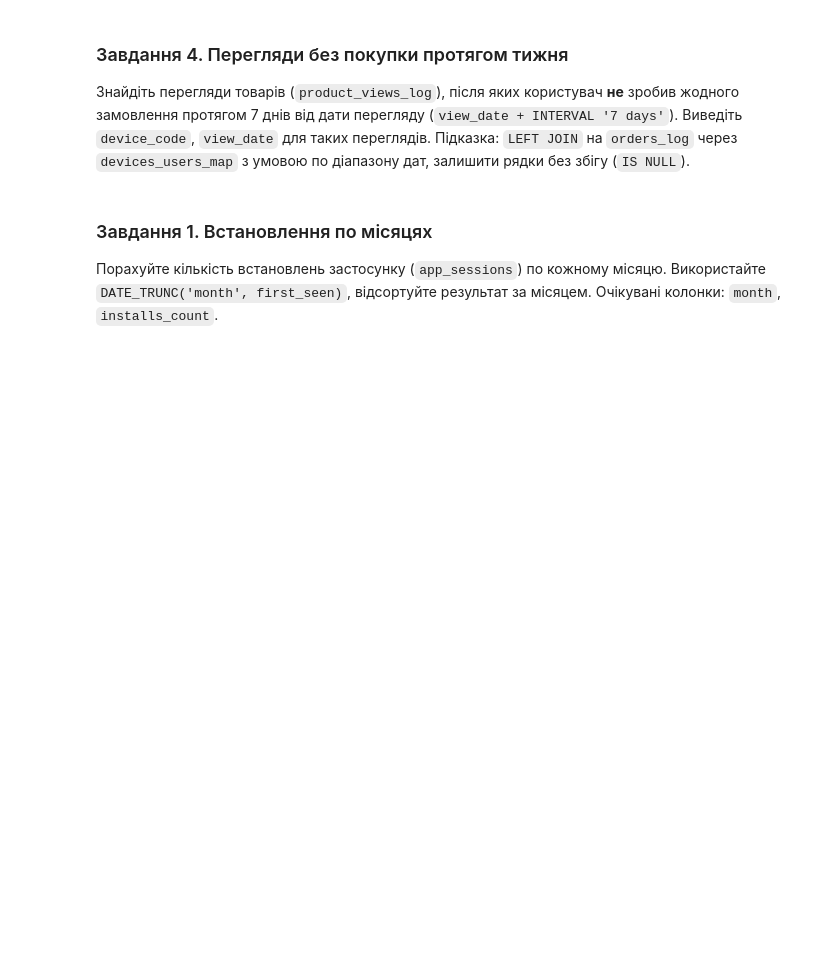
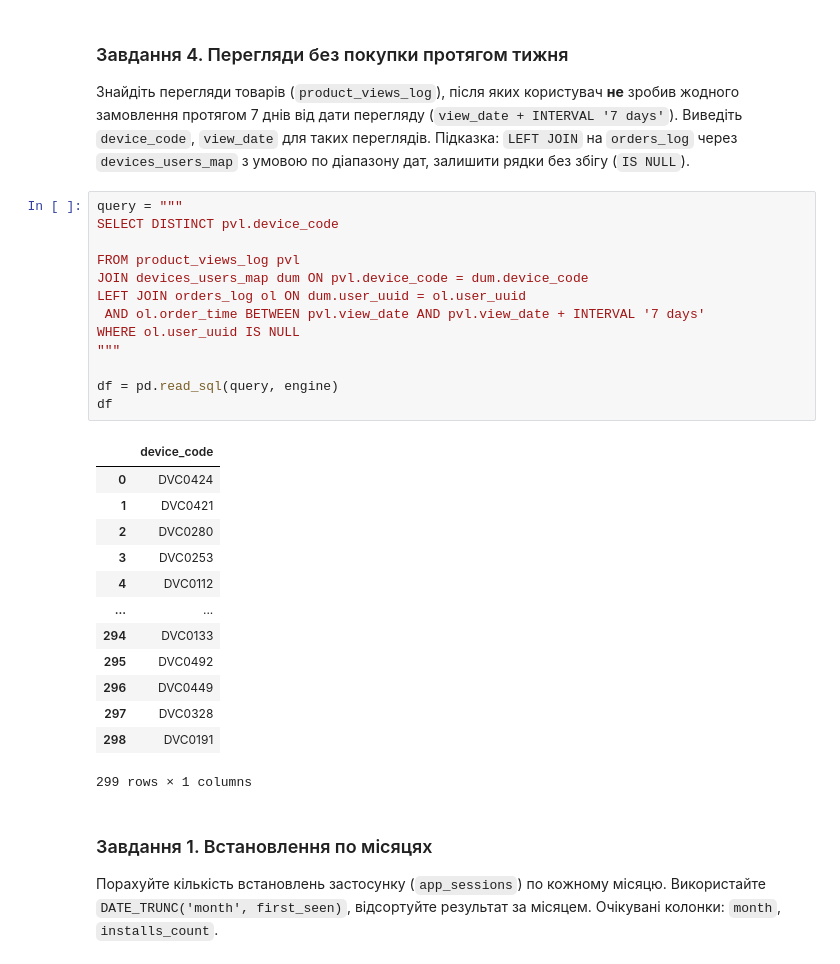
Before and after one commit to cpython-projects/python_da_17_03_26, a Jupyter notebook: lesson_25.ipynb, the cells around one changed output. Drawn from its saved outputs; the diff is of its cells as text; blank space fills up the shorter version.

```diff
--- a/lesson_25.ipynb
+++ b/lesson_25.ipynb
@@ -288,6 +317,33 @@ df
 ### Завдання 4. Перегляди без покупки протягом тижня
 Знайдіть перегляди товарів (`product_views_log`), після яких користувач **не** зробив жодного замовлення протягом 7 днів від дати перегляду (`view_date + INTERVAL '7 days'`). Виведіть `device_code`, `view_date` для таких переглядів.
 Підказка: `LEFT JOIN` на `orders_log` через `devices_users_map` з умовою по діапазону дат, залишити рядки без збігу (`IS NULL`).
+# %%
+query = """
+SELECT DISTINCT pvl.device_code
+
+FROM product_views_log pvl
+JOIN devices_users_map dum ON pvl.device_code = dum.device_code
+LEFT JOIN orders_log ol ON dum.user_uuid = ol.user_uuid
+ AND ol.order_time BETWEEN pvl.view_date AND pvl.view_date + INTERVAL '7 days'
+WHERE ol.user_uuid IS NULL
+"""
+
+df = pd.read_sql(query, engine)
+df
+# %% [output]
+|  | device_code |
+| 0 | DVC0424 |
+| 1 | DVC0421 |
+| 2 | DVC0280 |
+| 3 | DVC0253 |
+| 4 | DVC0112 |
+| ... | ... |
+| 294 | DVC0133 |
+| 295 | DVC0492 |
+| 296 | DVC0449 |
+| 297 | DVC0328 |
+| 298 | DVC0191 |
+299 rows × 1 columns
 # %% [markdown]
 ### Завдання 1. Встановлення по місяцях
 Порахуйте кількість встановлень застосунку (`app_sessions`) по кожному місяцю. Використайте `DATE_TRUNC('month', first_seen)`, відсортуйте результат за місяцем.
```
Also changed, not shown: parts of 1 cell of this notebook.
